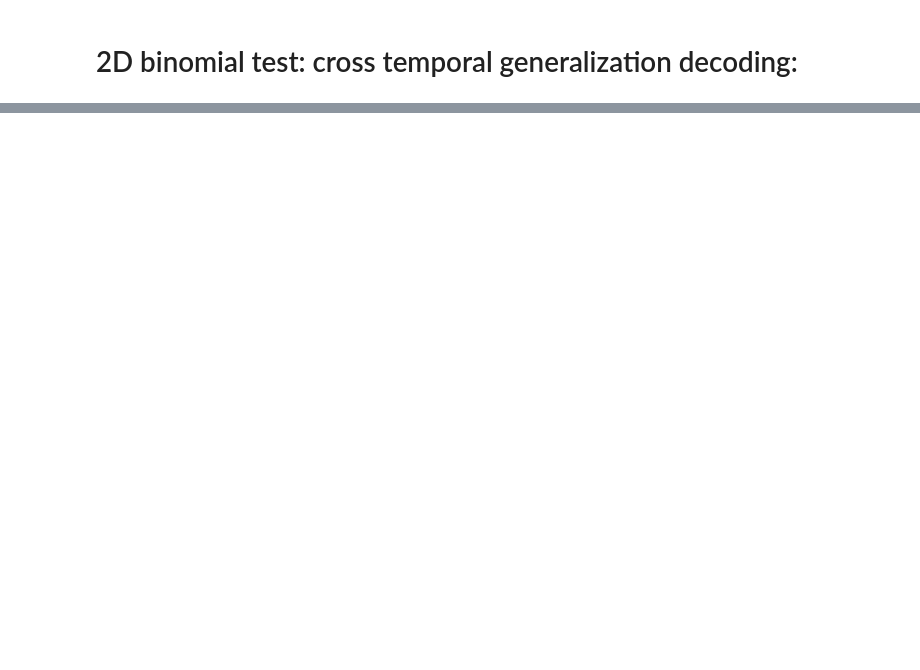
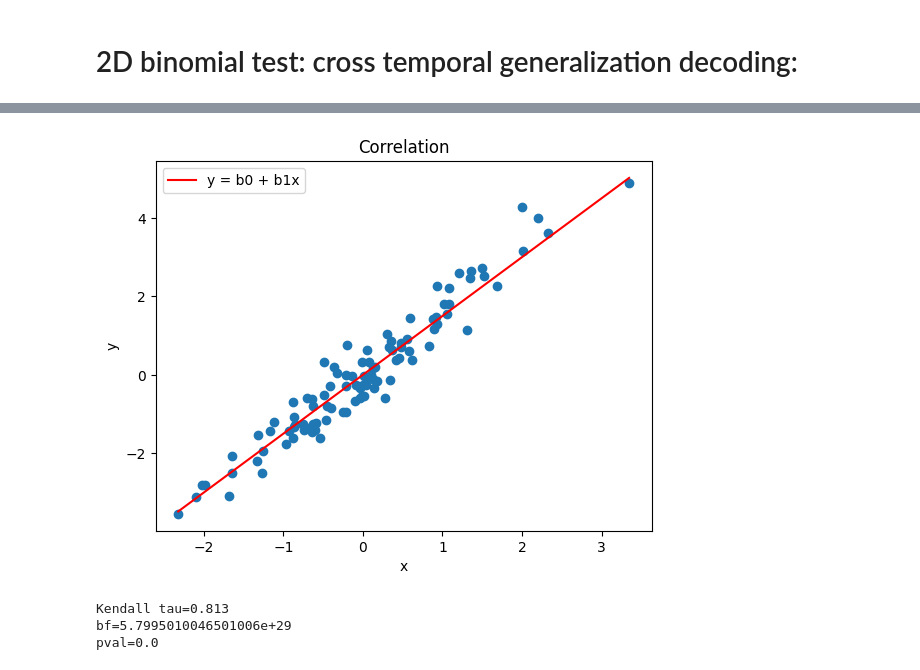
Before and after one commit to Cogitate-consortium/bayes_factors, a Jupyter notebook: HowToUse.ipynb, the cells around one changed output, grey strips where cells are left out. Cells and saved outputs as stored; diff of their text form; code cells hidden in the pictures; blank space fills up the shorter version.

Commit message:
Add Bayes factor for kendall's tau

```diff
--- a/HowToUse.ipynb
+++ b/HowToUse.ipynb
@@ -436,0 +448,32 @@ Conducting 100 binomial Bayes factor test(s).
+# %%
+# Simulate some data using a simple linear model:
+e_sigma = 0.5
+beta_0 = 0  # Intercept
+beta_1 = 1.5  # Some random slope
+n = 100
+
+x = np.random.normal(0, 1, size=n)  # Random regressor
+y = beta_0 +  beta_1 * x + np.random.normal(0, e_sigma, size=n)  # y = b0 + b1x + e
+
+# Plot the correlation:
+fig, ax = plt.subplots()
+ax.scatter(x, y)
+ax.plot(np.sort(x), beta_1 * np.sort(x), label='y = b0 + b1x', color='red')
+ax.set_xlabel('x')
+ax.set_ylabel('y')
+ax.set_title('Correlation')
+ax.legend()
+plt.show()
+# %% [output]
+[figure, added]
+# %%
+from bayes_factor_fun import bayes_ttest, bayes_binomtest, sim_decoding_binomial, sim_decoding_binomial_2d, kendall_bf_from_data
+# Compute the Kendall's tau correlation:
+tau, pval, bf_result = kendall_bf_from_data(x, y, kappa=1.0, var=1.0)
+print(f'Kendall tau={round(tau, 3)}')
+print(f'bf={round(bf_result['bf10'], 2)}')
+print(f'pval={round(pval, 3)}')
+# %% [output]
+Kendall tau=0.813
+bf=5.7995010046501006e+29
+pval=0.0
```
Also changed, not shown: parts of 12 cells of this notebook, 1 other file.
